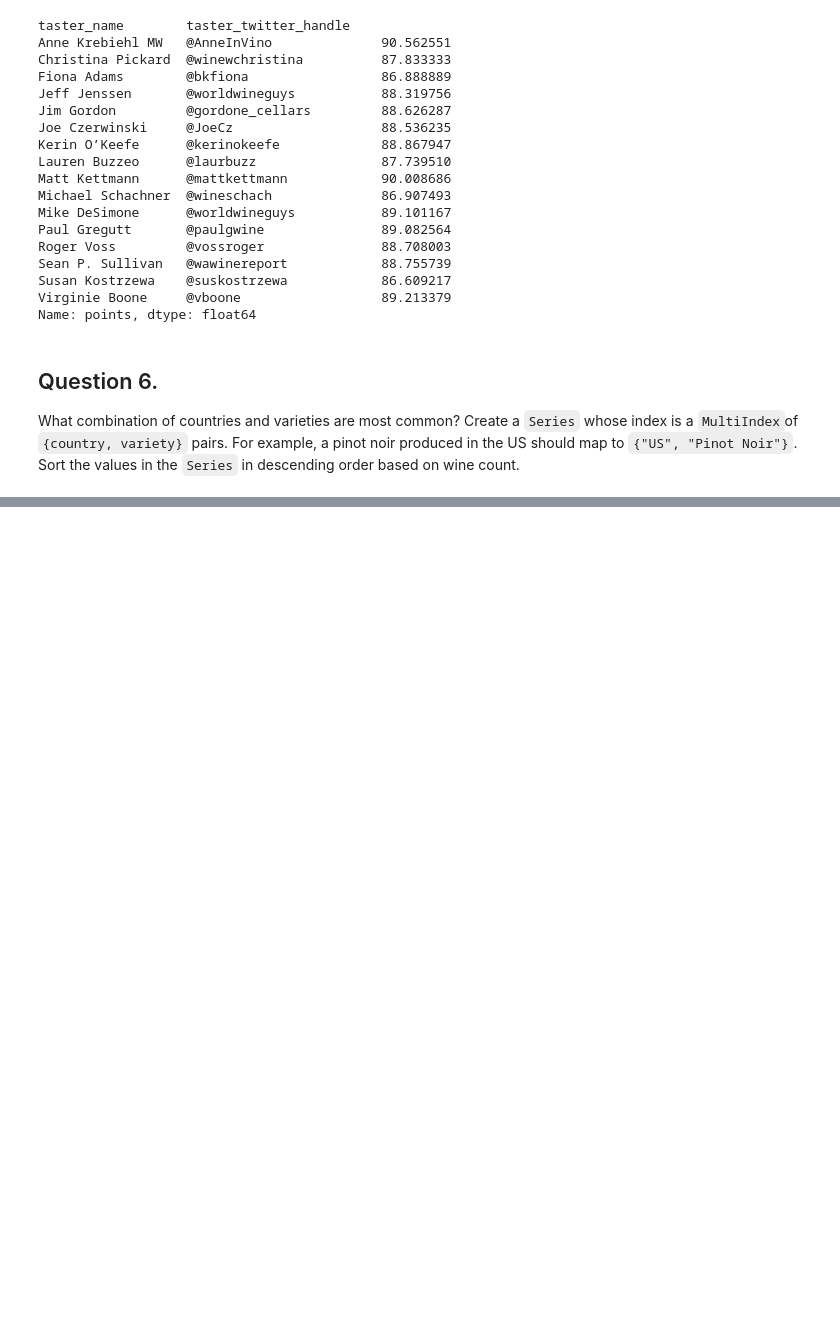
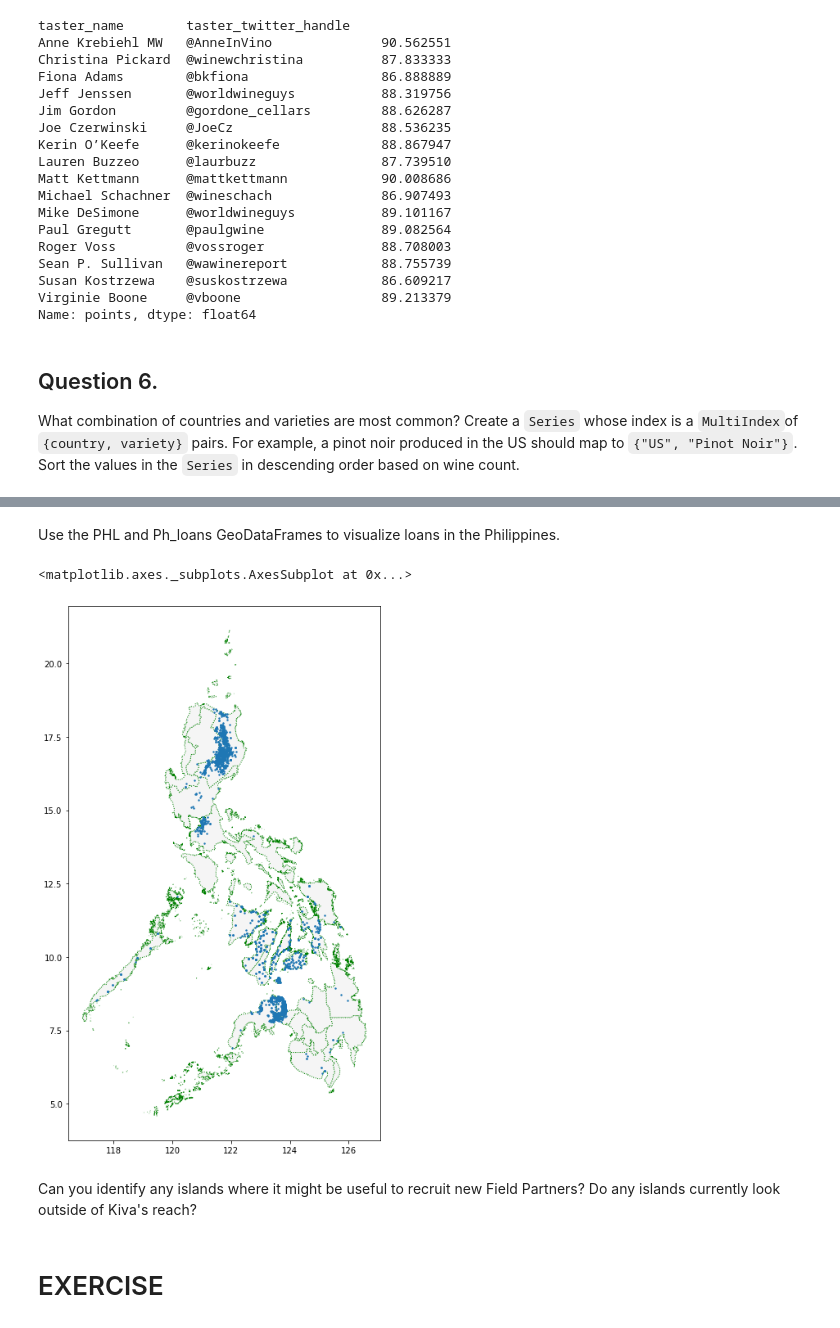
Before and after one commit to jimaid/tutorial, a Jupyter notebook: Pandas tutorials.ipynb, the cells around one changed output, grey strips where cells are left out. Drawn from its saved outputs; the diff is of its cells as text; code cells hidden in the pictures; blank space fills up the shorter version.

```diff
--- a/Pandas tutorials.ipynb
+++ b/Pandas tutorials.ipynb
@@ -670,0 +685,3 @@ pairs = reviews.groupby(['country', 'variety']).size().sort_values(by='size', as
+# %%
+kiva = gpd.read_file('kiva_loans.shp')
+kiva.head()
@@ -670,0 +721,3 @@ pairs = reviews.groupby(['country', 'variety']).size().sort_values(by='size', as
+# %%
+Ph_loans = kiva.loc[kiva['country']=='Philippines']
+Ph_loans.head()
@@ -670,0 +735,5 @@ pairs = reviews.groupby(['country', 'variety']).size().sort_values(by='size', as
+# %%
+# Load a KML file containing island boundaries
+gpd.io.file.fiona.drvsupport.supported_drivers['KML'] = 'rw'
+PHL = gpd.read_file("Philippines_AL258.kml", driver='KML')
+PHL.head()
@@ -670,0 +747,12 @@ pairs = reviews.groupby(['country', 'variety']).size().sort_values(by='size', as
+# %% [markdown]
+Use the PHL and Ph_loans GeoDataFrames to visualize loans in the Philippines.
+# %%
+ax = PHL.plot(figsize=(12,12), color='whitesmoke', linestyle=':', edgecolor='green')
+Ph_loans.plot(ax=ax, markersize=2)
+# %% [output]
+<matplotlib.axes._subplots.AxesSubplot at 0x...>
+[figure, added]
+# %% [markdown]
+Can you identify any islands where it might be useful to recruit new Field Partners? Do any islands currently look outside of Kiva's reach?
+# %% [markdown]
+# EXERCISE
```
Also changed, not shown: parts of 32 cells of this notebook.
